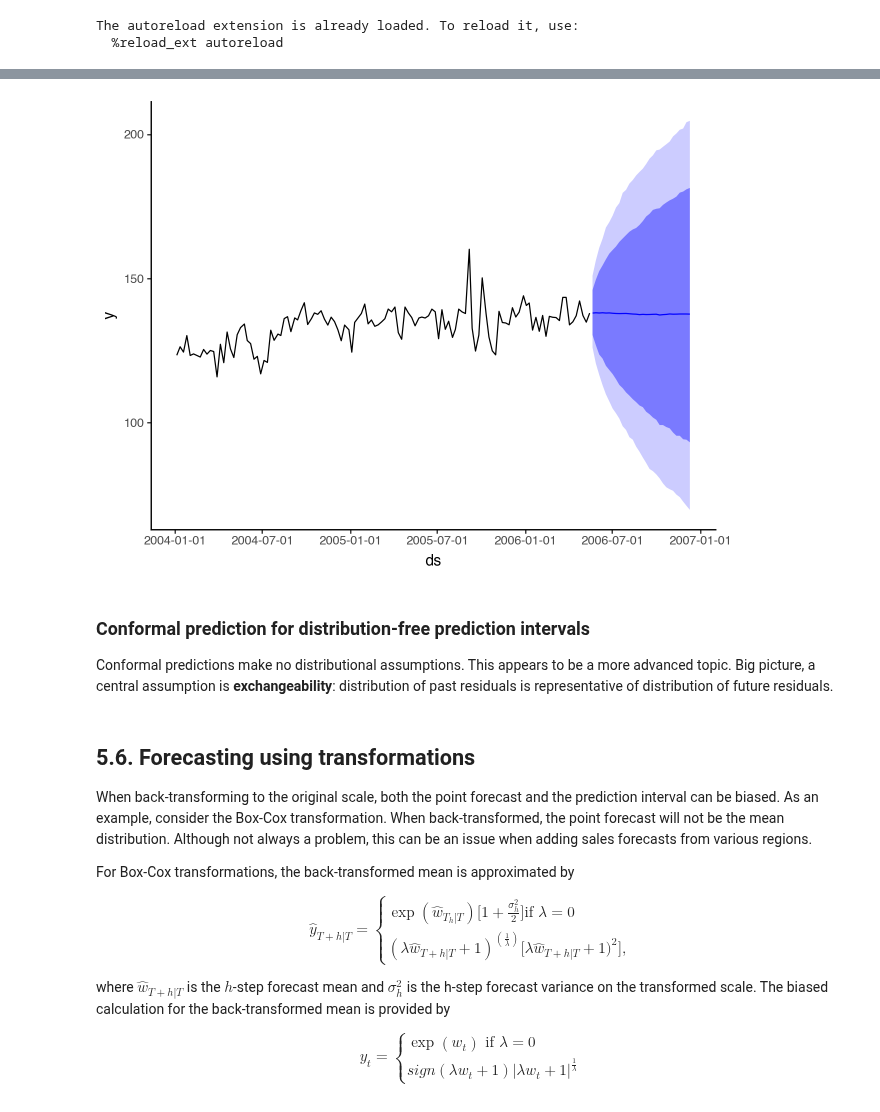
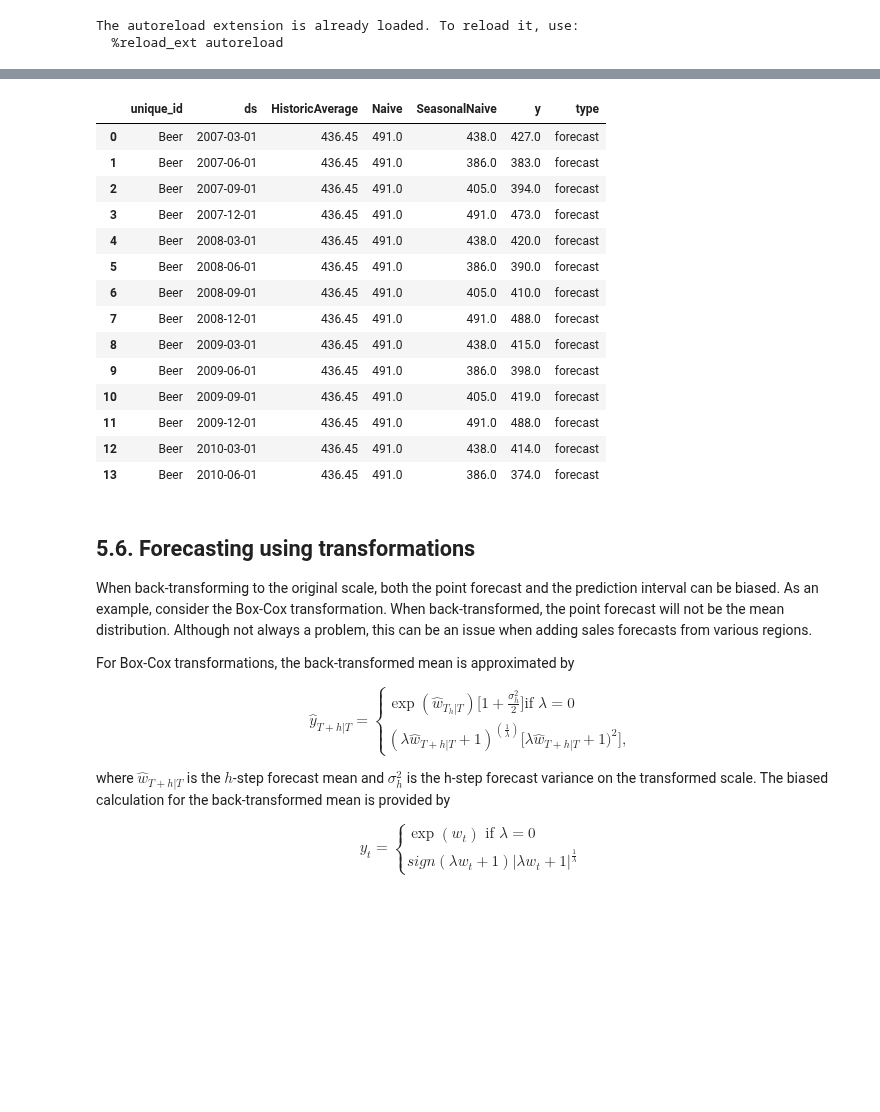
Before and after one commit to sebsciarra/gas_pump_prices, a Jupyter notebook: notebooks/chap5_forecaster_toolbox.ipynb, the cells around one changed output, grey strips where cells are left out. Drawn from its saved outputs; the diff is of its cells as text; code cells hidden in the pictures; blank space fills up the shorter version.

Commit message:
Sept. 1 notes

```diff
--- a/notebooks/chap5_forecaster_toolbox.ipynb
+++ b/notebooks/chap5_forecaster_toolbox.ipynb
@@ -270,34 +123,0 @@ The `statsforecast` package provides convenient computation of multi-step predic
-# %%
-# Run naive forecasting method on Toronto gas prices
-df_toronto = preprocess(path='data/processed/data_toronto_proc.csv',
-                        var_date='Date')
-df_toronto.reset_index(inplace=True)
-
-# rename for formatting
-df_toronto.rename(columns={"Date": "ds",
-                           "price_2025": "y",
-                           "city": "unique_id"}, inplace=True)
-
-cols = ['ds', 'y', 'unique_id']
-df_train = df_toronto[cols][:-1000]
-df_test = df_toronto[cols][-1000:]
-
-naive_method = Naive()
-
-sf = StatsForecast(
-    models=[naive_method],
-    freq='W')
-
-sf.fit(df_train)
-
-df_forecast = sf.forecast(df=df_train, h=12, level=[80, 95])  # NOTE: forecast for next 3 months (12 weeks)
-
-(ggplot(data=df_train.loc[df_train['ds'].gt('2004')], mapping=aes(x='ds', y='y')) +
- geom_line() +
- geom_line(inherit_aes=False, data=df_forecast,
-           mapping=aes(x='ds', y='Naive'), color='blue') +
- geom_ribbon(inherit_aes=False, data=df_forecast,
-             mapping=aes(x='ds', ymin='Naive-lo-95', ymax='Naive-hi-95'), fill='blue', alpha=0.2) +
- geom_ribbon(inherit_aes=False, data=df_forecast,
-             mapping=aes(x='ds', ymin='Naive-lo-80', ymax='Naive-hi-80'), fill='blue', alpha=0.4) +
- theme_classic())
@@ -359,29 +124,21 @@ See the caveats in the documentation: https://pandas.pydata.org/pandas-docs/stab
-# %%
-# Plot bootstrapped prediction intervals
-df_sim['bootstrap'] = df_sim.drop(['date'], axis=1).mean(axis=1)
-
-df_sim['bootstrap-lo-80'] = df_sim.drop(['date'], axis=1).quantile(0.1, axis=1)
-df_sim['bootstrap-hi-80'] = df_sim.drop(['date'], axis=1).quantile(0.9, axis=1)
-df_sim['bootstrap-lo-95'] = df_sim.drop(['date'], axis=1).quantile(0.025, axis=1)
-df_sim['bootstrap-hi-95'] = df_sim.drop(['date'], axis=1).quantile(0.975, axis=1)
-
-
-(ggplot(data=df_train.loc[df_train['ds'].gt('2004')], mapping=aes(x='ds', y='y')) +
- geom_line() +
- geom_line(inherit_aes=False, data=df_sim,
-           mapping=aes(x='date', y='bootstrap'), color='blue') +
- geom_ribbon(inherit_aes=False, data=df_sim,
-             mapping=aes(x='date', ymin='bootstrap-lo-95', ymax='bootstrap-hi-95'), fill='blue', alpha=0.2) +
- geom_ribbon(inherit_aes=False, data=df_sim,
-             mapping=aes(x='date', ymin='bootstrap-lo-80', ymax='bootstrap-hi-80'), fill='blue', alpha=0.4) +
-
- theme_classic())
-# %% [output]
-[figure, removed]
-# %% [markdown]
-### Conformal prediction for distribution-free prediction intervals
-
-Conformal predictions make no distributional assumptions. This appears to be a more advanced topic. Big picture, a central assumption is **exchangeability**: distribution of past residuals is representative of distribution of future residuals.
+# %%
+df_forecast
+# %% [output]
+|  | unique_id | ds | HistoricAverage | Naive | SeasonalNaive | y | type |
+| 0 | Beer | 2007-03-01 | 436.45 | 491.0 | 438.0 | 427.0 | forecast |
+| 1 | Beer | 2007-06-01 | 436.45 | 491.0 | 386.0 | 383.0 | forecast |
+| 2 | Beer | 2007-09-01 | 436.45 | 491.0 | 405.0 | 394.0 | forecast |
+| 3 | Beer | 2007-12-01 | 436.45 | 491.0 | 491.0 | 473.0 | forecast |
+| 4 | Beer | 2008-03-01 | 436.45 | 491.0 | 438.0 | 420.0 | forecast |
+| 5 | Beer | 2008-06-01 | 436.45 | 491.0 | 386.0 | 390.0 | forecast |
+| 6 | Beer | 2008-09-01 | 436.45 | 491.0 | 405.0 | 410.0 | forecast |
+| 7 | Beer | 2008-12-01 | 436.45 | 491.0 | 491.0 | 488.0 | forecast |
+| 8 | Beer | 2009-03-01 | 436.45 | 491.0 | 438.0 | 415.0 | forecast |
+| 9 | Beer | 2009-06-01 | 436.45 | 491.0 | 386.0 | 398.0 | forecast |
+| 10 | Beer | 2009-09-01 | 436.45 | 491.0 | 405.0 | 419.0 | forecast |
+| 11 | Beer | 2009-12-01 | 436.45 | 491.0 | 491.0 | 488.0 | forecast |
+| 12 | Beer | 2010-03-01 | 436.45 | 491.0 | 438.0 | 414.0 | forecast |
+| 13 | Beer | 2010-06-01 | 436.45 | 491.0 | 386.0 | 374.0 | forecast |
 # %% [markdown]
 ## 5.6. Forecasting using transformations
 
```
Also changed, not shown: parts of 21 cells of this notebook.
